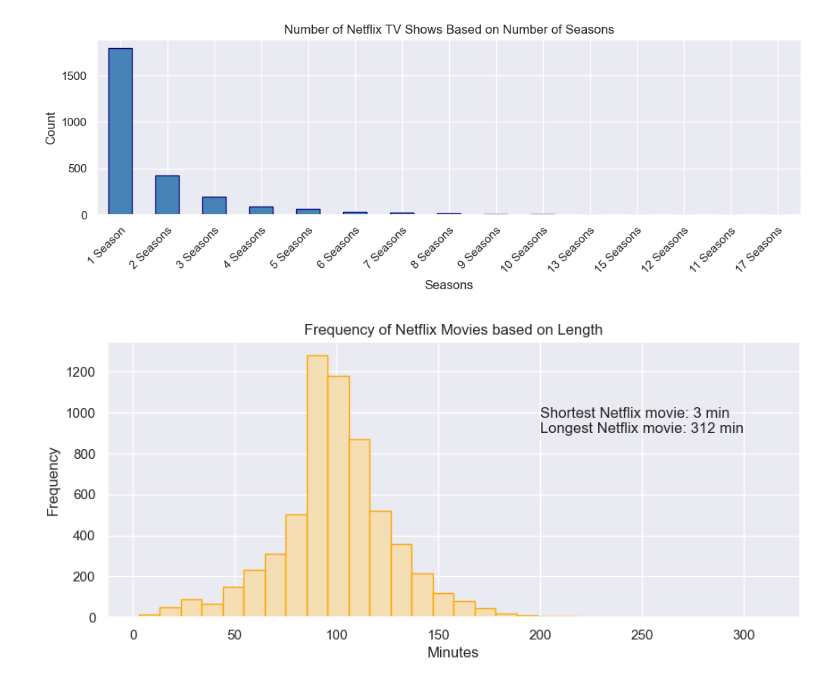
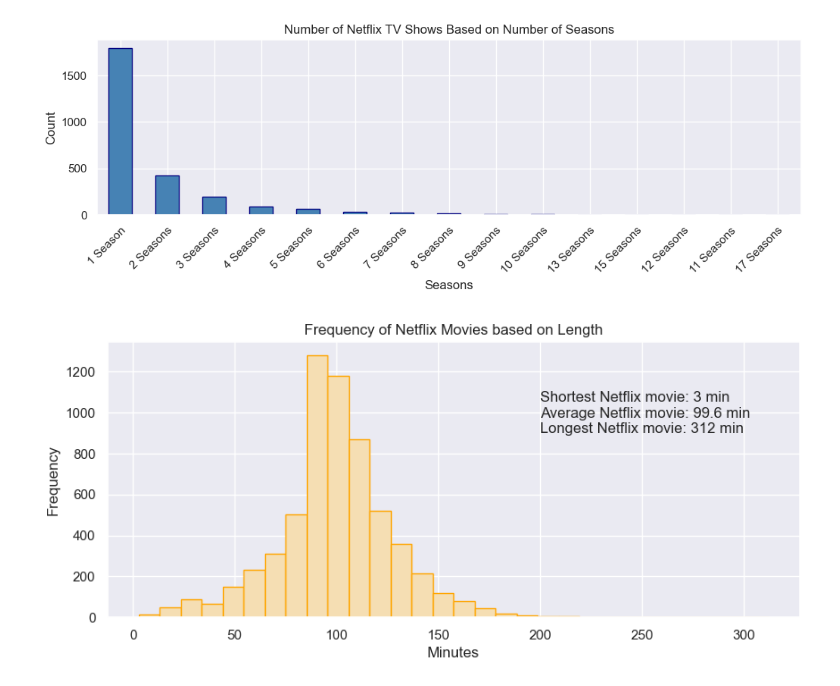
Before and after one commit to DaniloGrujic/netflix-data, a Jupyter notebook: EDA_netflix.ipynb, the cells around one changed output. Drawn from its saved outputs; the diff is of its cells as text; code cells hidden in the pictures.

```diff
--- a/EDA_netflix.ipynb
+++ b/EDA_netflix.ipynb
@@ -128,12 +112,12 @@ plt.show()
 # %%
 movies_grouped = movies.str.replace(' min', '').astype(int)
 movies_grouped.plot(kind='hist', bins=30, figsize=(10, 4), color='wheat', edgecolor='orange')
 
-plt.annotate(f'Shortest Netflix movie: {movies_grouped.min()} min\nLongest Netflix movie: {movies_grouped.max()} min',
+plt.annotate(f'Shortest Netflix movie: {movies_grouped.min()} min\nAverage Netflix movie: {movies_grouped.mean().round(1)} min\nLongest Netflix movie: {movies_grouped.max()} min',
             xy=(200, 900))
 
 plt.title('Frequency of Netflix Movies based on Length')
 plt.xlabel('Minutes')
 plt.show()
 # %% [output]
-[figure, old version]
+[figure, new version]
```
Also changed, not shown: parts of 9 cells of this notebook.
